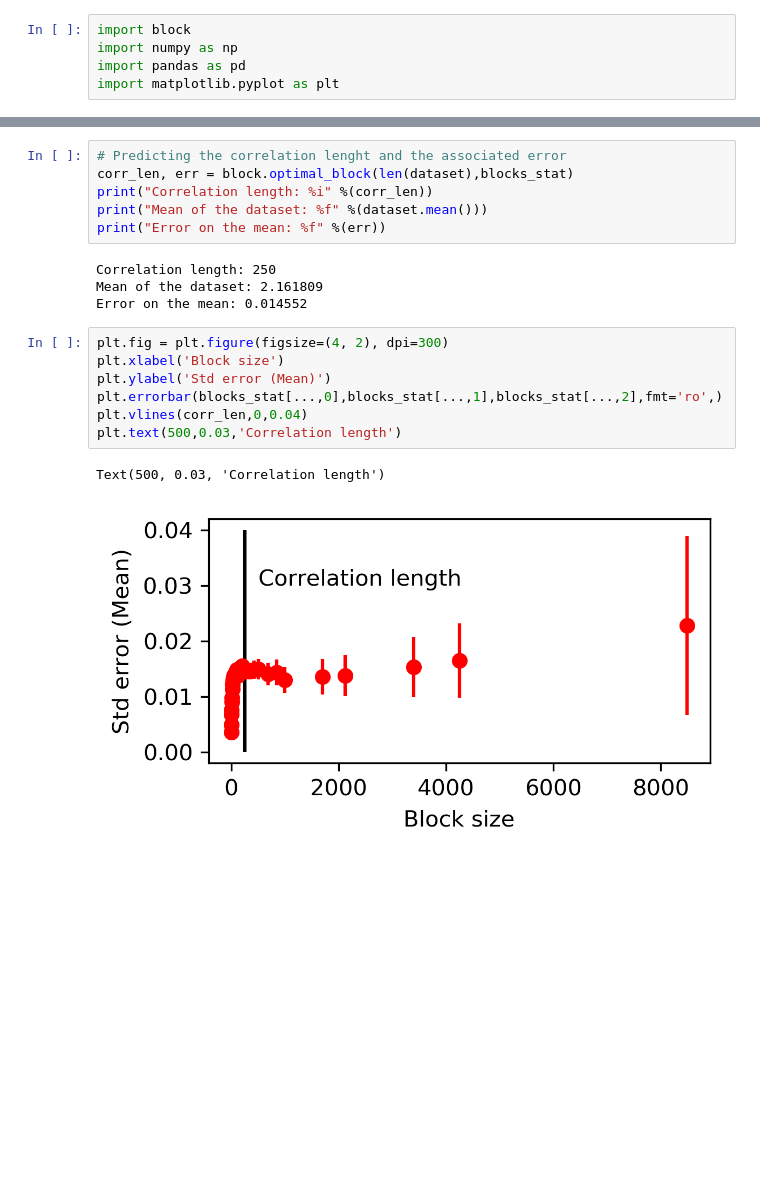
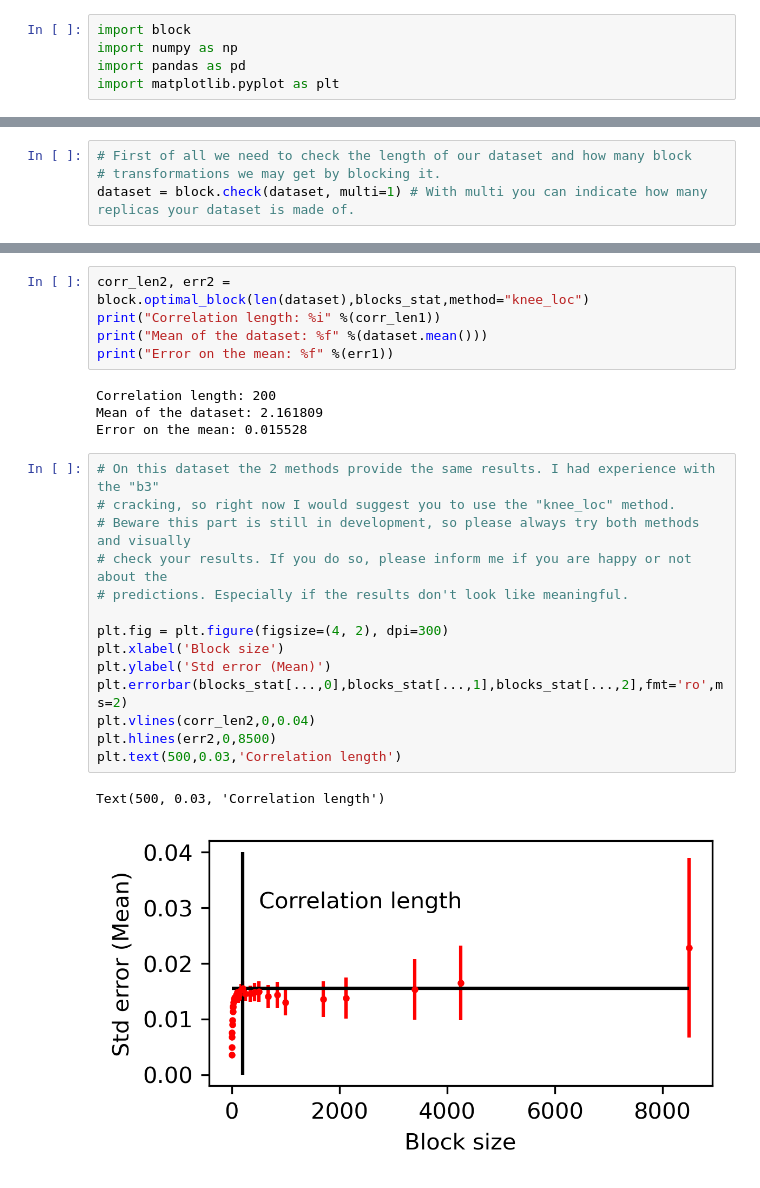
Before and after one commit to fpesceKU/BLOCKING, a Jupyter notebook: MonoCV/example.ipynb, the cells around one changed output, grey strips where cells are left out. Cells and saved outputs as stored; diff of their text form; blank space fills up the shorter version.

```diff
--- a/MonoCV/example.ipynb
+++ b/MonoCV/example.ipynb
@@ -8 +8,5 @@ import matplotlib.pyplot as plt
 dataset = np.loadtxt('test_cv.dat')
+# %%
+# First of all we need to check the length of our dataset and how many block
+# transformations we may get by blocking it.
+dataset = block.check(dataset, multi=1) # With multi you can indicate how many replicas your dataset is made of.
@@ -42,20 +69,26 @@ plt.errorbar(blocks_stat[...,0],blocks_stat[...,1],blocks_stat[...,2],fmt='ro',)
 # %%
-# Predicting the correlation lenght and the associated error
-corr_len, err = block.optimal_block(len(dataset),blocks_stat)
-print("Correlation length: %i" %(corr_len))
+corr_len2, err2 = block.optimal_block(len(dataset),blocks_stat,method="knee_loc")
+print("Correlation length: %i" %(corr_len1))
 print("Mean of the dataset: %f" %(dataset.mean()))
-print("Error on the mean: %f" %(err))
+print("Error on the mean: %f" %(err1))
 # %% [output]
-Correlation length: 250
+Correlation length: 200
 Mean of the dataset: 2.161809
-Error on the mean: 0.014552
+Error on the mean: 0.015528
 # %%
+# On this dataset the 2 methods provide the same results. I had experience with the "b3"
+# cracking, so right now I would suggest you to use the "knee_loc" method.
+# Beware this part is still in development, so please always try both methods and visually
+# check your results. If you do so, please inform me if you are happy or not about the
+# predictions. Especially if the results don't look like meaningful.
+
 plt.fig = plt.figure(figsize=(4, 2), dpi=300)
 plt.xlabel('Block size')
 plt.ylabel('Std error (Mean)')
-plt.errorbar(blocks_stat[...,0],blocks_stat[...,1],blocks_stat[...,2],fmt='ro',)
-plt.vlines(corr_len,0,0.04)
+plt.errorbar(blocks_stat[...,0],blocks_stat[...,1],blocks_stat[...,2],fmt='ro',ms=2)
+plt.vlines(corr_len2,0,0.04)
+plt.hlines(err2,0,8500)
 plt.text(500,0.03,'Correlation length')
 # %% [output]
 Text(500, 0.03, 'Correlation length')
-[figure, old version]
+[figure, new version]
```
Also changed, not shown: parts of 5 cells of this notebook, 1 other file.
